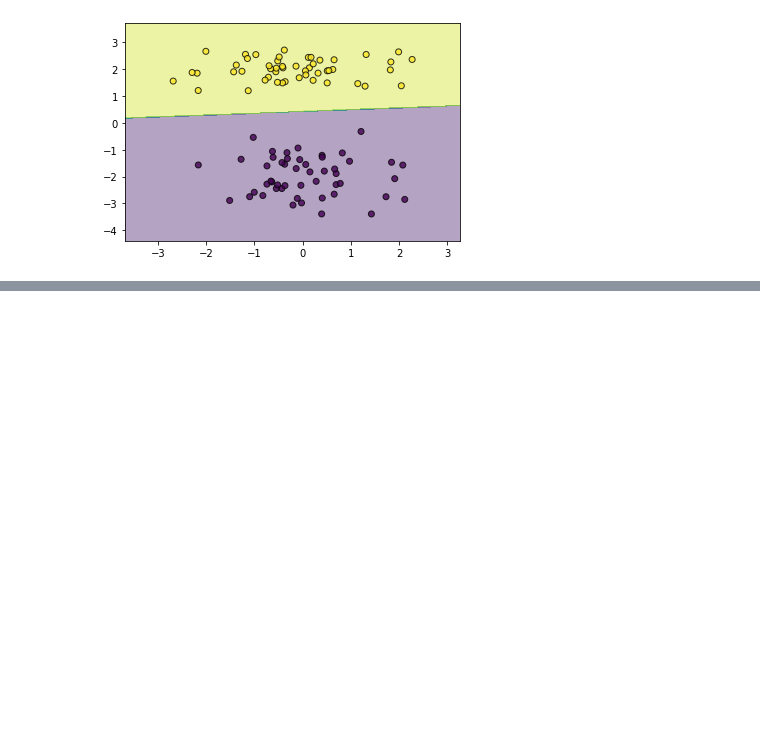
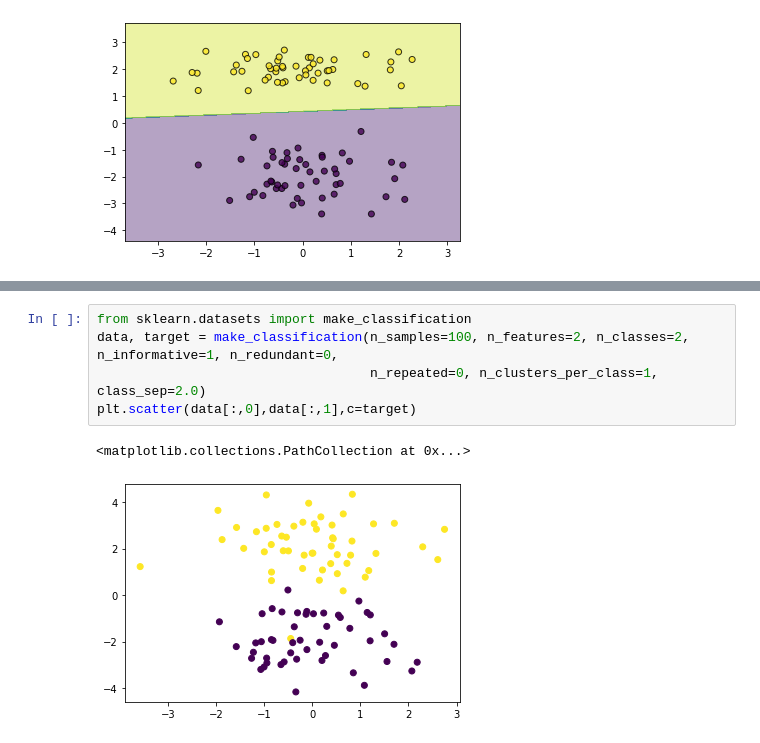
Before and after one commit to attemptto/MachineLearning, a Jupyter notebook: MachineLearning/SVM.ipynb, the cells around one changed output, grey strips where cells are left out. Drawn from its saved outputs; the diff is of its cells as text; blank space fills up the shorter version.

```diff
--- a/MachineLearning/SVM.ipynb
+++ b/MachineLearning/SVM.ipynb
@@ -193,0 +346,8 @@ plot_decision_function(data,target,svm)
+# %%
+from sklearn.datasets import make_classification
+data, target = make_classification(n_samples=100, n_features=2, n_classes=2, n_informative=1, n_redundant=0,
+                                   n_repeated=0, n_clusters_per_class=1, class_sep=2.0)
+plt.scatter(data[:,0],data[:,1],c=target)
+# %% [output]
+<matplotlib.collections.PathCollection at 0x...>
+[figure, added]
```
Also changed, not shown: parts of 2 cells of this notebook.
